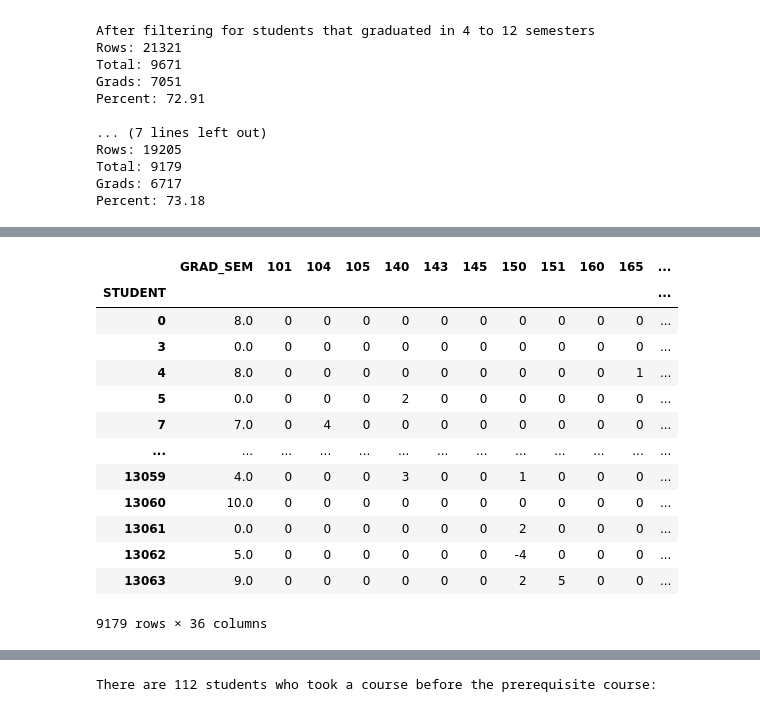
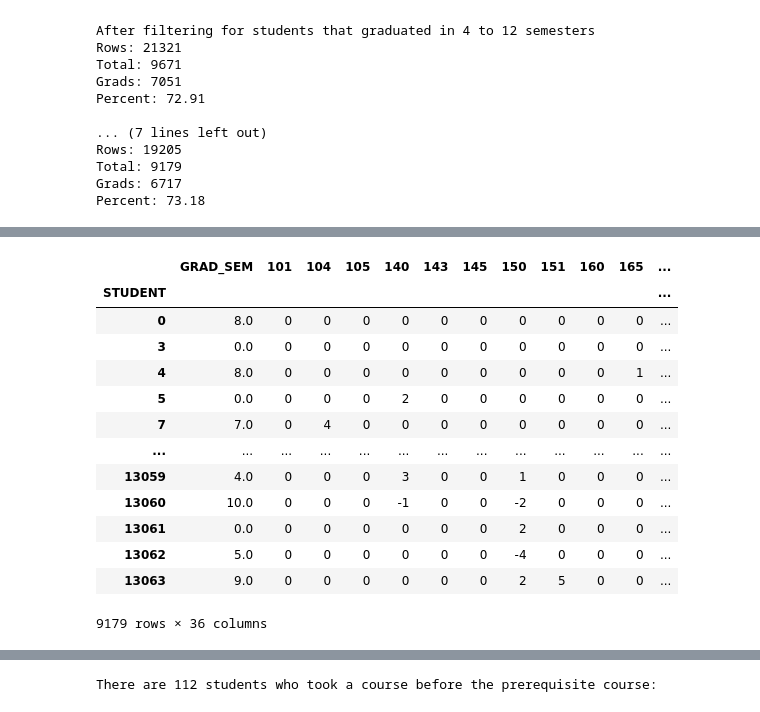
Before and after one commit to BishopsLemma/Fall-2024-Student-Success-Prediction, a Jupyter notebook: Cleaning and Background Info/arvind-data-cleaning copy.ipynb, the cells around one changed output, grey strips where cells are left out. Cells and saved outputs as stored; diff of their text form; code cells hidden in the pictures.

```diff
--- a/Cleaning and Background Info/arvind-data-cleaning copy.ipynb
+++ b/Cleaning and Background Info/arvind-data-cleaning copy.ipynb
@@ -269,26 +269,26 @@ final_cols
 # %%
 #replace all null values with 0
 df = df.fillna(0)
 
 #group by student, choose the max value in each column
-df = df.groupby('STUDENT').max()
+df = df.groupby('STUDENT').agg(lambda x: x.loc[x.abs().idxmax()])
 
 #Add a column 'y' whose value is 0 if 'GRAD_SEM' is 0 or greater than 8, and 1 otherwise
 df['y'] = 0
 df['y'][(df['GRAD_SEM'] > 0) & (df['GRAD_SEM'] <= 8)] = 1
 
 df
 # %% [output]
 |  | GRAD_SEM | 101 | 104 | 105 | 140 | 143 | 145 | 150 | 151 | 160 | 165 | ... |
 | STUDENT |  |  |  |  |  |  |  |  |  |  |  | ... |
 | 0 | 8.0 | 0 | 0 | 0 | 0 | 0 | 0 | 0 | 0 | 0 | 0 | ... |
 | 3 | 0.0 | 0 | 0 | 0 | 0 | 0 | 0 | 0 | 0 | 0 | 0 | ... |
 | 4 | 8.0 | 0 | 0 | 0 | 0 | 0 | 0 | 0 | 0 | 0 | 1 | ... |
 | 5 | 0.0 | 0 | 0 | 0 | 2 | 0 | 0 | 0 | 0 | 0 | 0 | ... |
 | 7 | 7.0 | 0 | 4 | 0 | 0 | 0 | 0 | 0 | 0 | 0 | 0 | ... |
 | ... | ... | ... | ... | ... | ... | ... | ... | ... | ... | ... | ... | ... |
 | 13059 | 4.0 | 0 | 0 | 0 | 3 | 0 | 0 | 1 | 0 | 0 | 0 | ... |
-| 13060 | 10.0 | 0 | 0 | 0 | 0 | 0 | 0 | 0 | 0 | 0 | 0 | ... |
+| 13060 | 10.0 | 0 | 0 | 0 | -1 | 0 | 0 | -2 | 0 | 0 | 0 | ... |
 | 13061 | 0.0 | 0 | 0 | 0 | 0 | 0 | 0 | 2 | 0 | 0 | 0 | ... |
 | 13062 | 5.0 | 0 | 0 | 0 | 0 | 0 | 0 | -4 | 0 | 0 | 0 | ... |
 | 13063 | 9.0 | 0 | 0 | 0 | 0 | 0 | 0 | 2 | 5 | 0 | 0 | ... |
```
Also changed, not shown: parts of 10 cells of this notebook, 2 other files.
